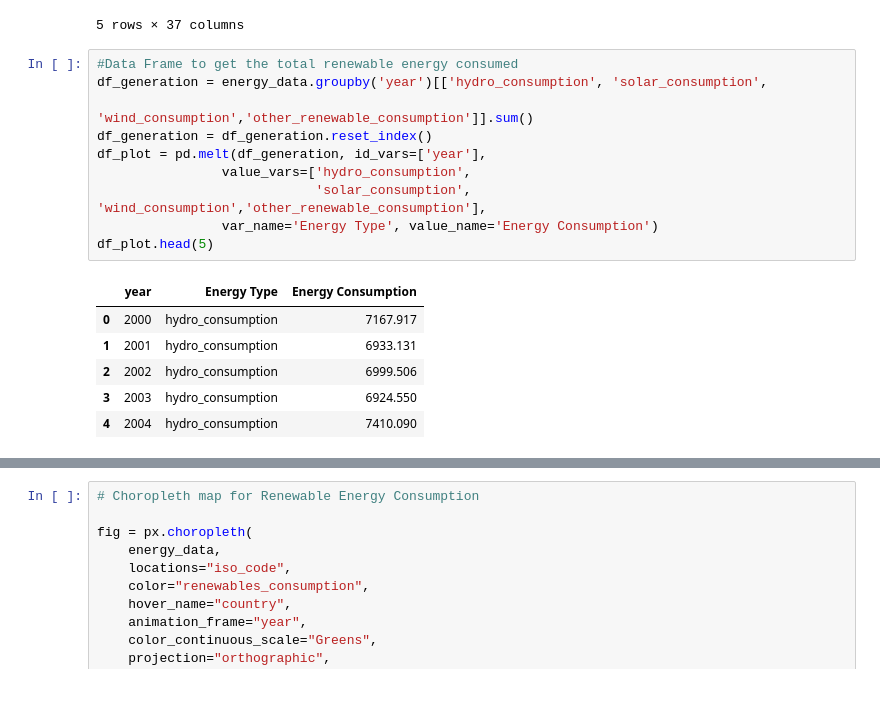
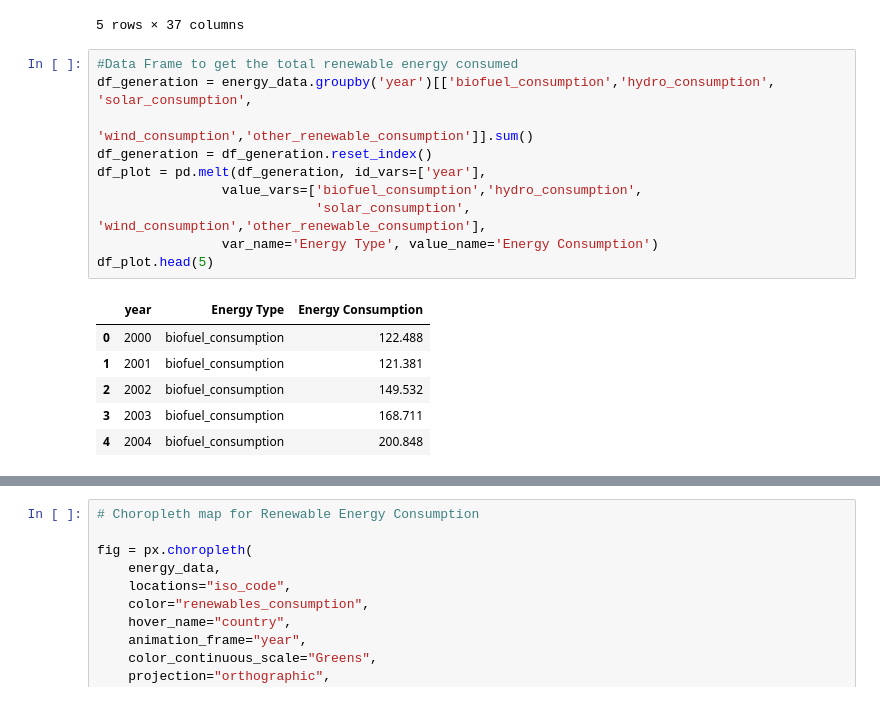
Before and after one commit to dikshaphuloria/Data_Wrangling_Project, a Jupyter notebook: data_wrangling_project.ipynb, the cells around one changed output, grey strips where cells are left out. Cells and saved outputs as stored; diff of their text form.

Commit message:
Non-renewable energy analysis

```diff
--- a/data_wrangling_project.ipynb
+++ b/data_wrangling_project.ipynb
@@ -130,21 +130,21 @@ energy_data.head(5)
 5 rows × 37 columns
 # %%
 #Data Frame to get the total renewable energy consumed
-df_generation = energy_data.groupby('year')[['hydro_consumption', 'solar_consumption',
+df_generation = energy_data.groupby('year')[['biofuel_consumption','hydro_consumption', 'solar_consumption',
                                             'wind_consumption','other_renewable_consumption']].sum()
 df_generation = df_generation.reset_index()
 df_plot = pd.melt(df_generation, id_vars=['year'],
-                value_vars=['hydro_consumption',
+                value_vars=['biofuel_consumption','hydro_consumption',
                             'solar_consumption', 'wind_consumption','other_renewable_consumption'],
                 var_name='Energy Type', value_name='Energy Consumption')
 df_plot.head(5)
 # %% [output]
 |  | year | Energy Type | Energy Consumption |
-| 0 | 2000 | hydro_consumption | 7167.917 |
-| 1 | 2001 | hydro_consumption | 6933.131 |
-| 2 | 2002 | hydro_consumption | 6999.506 |
-| 3 | 2003 | hydro_consumption | 6924.550 |
-| 4 | 2004 | hydro_consumption | 7410.090 |
+| 0 | 2000 | biofuel_consumption | 122.488 |
+| 1 | 2001 | biofuel_consumption | 121.381 |
+| 2 | 2002 | biofuel_consumption | 149.532 |
+| 3 | 2003 | biofuel_consumption | 168.711 |
+| 4 | 2004 | biofuel_consumption | 200.848 |
 # %%
 # Plot to Analyze Renewable Energy Consumption Growth
 
```
Also changed, not shown: parts of 7 cells of this notebook, 1 other file.
